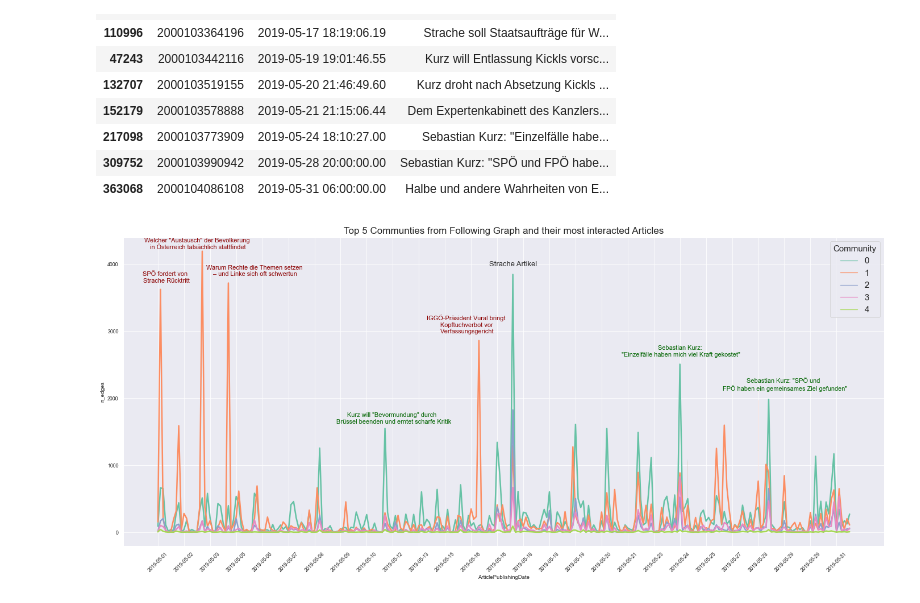
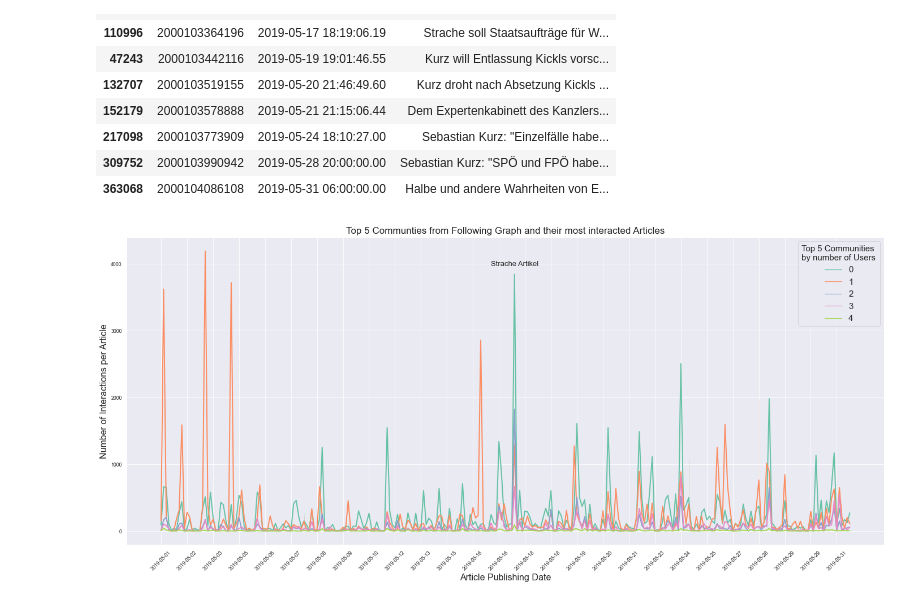
Before and after one commit to oStritze/sna, a Jupyter notebook: src/static_dynamic.ipynb, the cells around one changed output. Drawn from its saved outputs; the diff is of its cells as text; code cells hidden in the pictures.

```diff
--- a/src/static_dynamic.ipynb
+++ b/src/static_dynamic.ipynb
@@ -593,21 +606,26 @@ p = sns.lineplot(data=res_inland[res_inland["Community"].isin([0,1,2,3,4])].sort
              x="ArticlePublishingDate",
              y="n_edges",
              hue="Community",
-             linewidth=2.5,
+             linewidth=2,
              palette="Set2",
              sort=False,
                 )
+p.set_ylabel("Number of Interactions per Article", size=16)
+p.set_xlabel("Article Publishing Date", size=16)
 p.set_xticks(p.get_xticks()[::10])
 plt.xticks(rotation=45)
 xlabels = ['2019-05-01', '2019-05-02', '2019-05-03', '2019-05-05', '2019-05-06', '2019-05-07', '2019-05-08', '2019-05-09', '2019-05-10', '2019-05-12', '2019-05-13', '2019-05-15', '2019-05-16', '2019-05-16', '2019-05-18', '2019-05-18', '2019-05-19', '2019-05-20', '2019-05-21', '2019-05-23', '2019-05-24', '2019-05-25', '2019-05-27', '2019-05-28', '2019-05-29', '2019-05-29', '2019-05-31']
 p.set_xticklabels(xlabels)
-plt.legend(loc=0, prop={'size': 15}, title="Community", title_fontsize=15)
+plt.legend(loc=0, prop={'size': 15}, title="Top 5 Communities \nby number of Users",
+           title_fontsize=15,
+          )
 #p.set_xticklabels(p.get_xticklabels()[::10])
 #plt.axvline("2019-05-31 18:37:49.56", 0.04, 1, color="black", label="test")
 plt.text("2019-05-17 18:19:06.19", 4000,
          "Strache Artikel", size=13,
          ha="center", va="center",
          rotation=0, verticalalignment='center')
+"""
 plt.text(3, 3800,
          "SPÖ fordert von \n Strache Rücktritt", size=11,
          ha="center", va="center",
@@ -619,33 +637,33 @@ plt.text(15, 4300,
          color="darkred",
          rotation=0, verticalalignment='center')
 plt.text(37, 3900,
          "Warum Rechte die Themen setzen\n – und Linke sich oft schwertun", size=11,
          ha="center", va="center",
          color="darkred",
          rotation=0, verticalalignment='center')
 plt.text(118, 3100,
          "IGGÖ-Präsident Vural bringt\n Kopftuchverbot vor\n Verfassungsgericht", size=11,
          ha="center", va="center",
          color="darkred",
          rotation=0, verticalalignment='center')
 plt.text(90, 1700,
          "Kurz will \"Bevormundung\" durch \n Brüssel beenden und erntet scharfe Kritik", size=11,
          ha="center", va="center",
          color="darkgreen",
          rotation=0, verticalalignment='center')
 plt.text(200, 2700,
          "Sebastian Kurz:\n \"Einzelfälle haben mich viel Kraft gekostet\"", size=11,
          ha="center", va="center",
          color="darkgreen",
          rotation=0, verticalalignment='center')
 plt.text(240, 2200,
          "Sebastian Kurz: \"SPÖ und \n FPÖ haben ein gemeinsames Ziel gefunden\"", size=11,
          ha="center", va="center",
          color="darkgreen",
          rotation=0, verticalalignment='center')
-
+"""
 
 plt.title("Top 5 Communties from Following Graph and their most interacted Articles", size=17)
-plt.savefig("../report/figures/top5_comms_labeled.png")
+plt.savefig("../report/figures/top5_comms_unlabeled.png")
 # %% [output]
-[figure, old version]
+[figure, new version]
```
Also changed, not shown: parts of 4 cells of this notebook, 4 other files.
